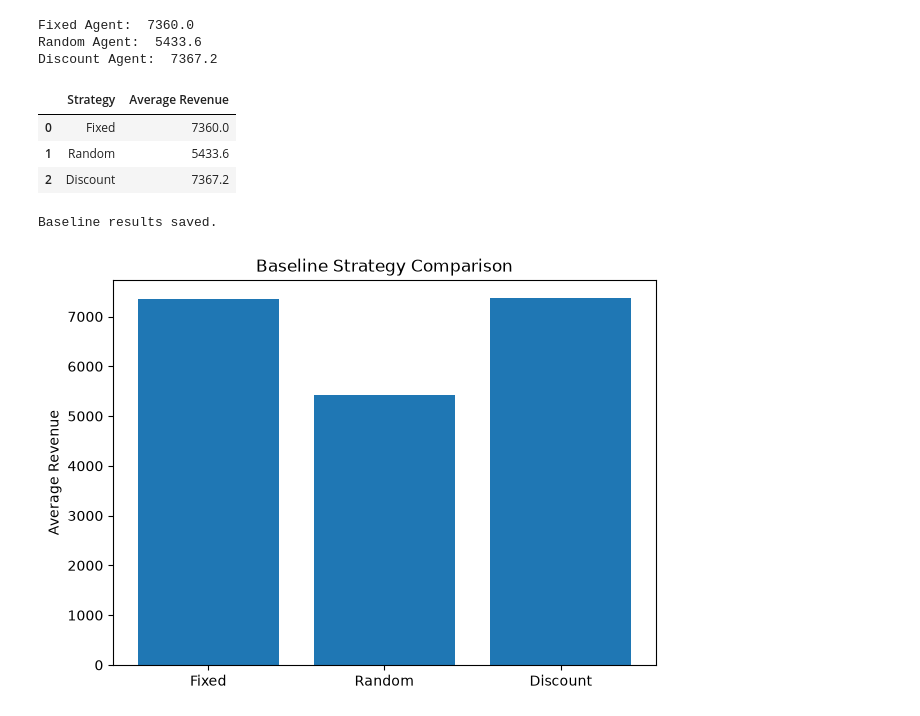
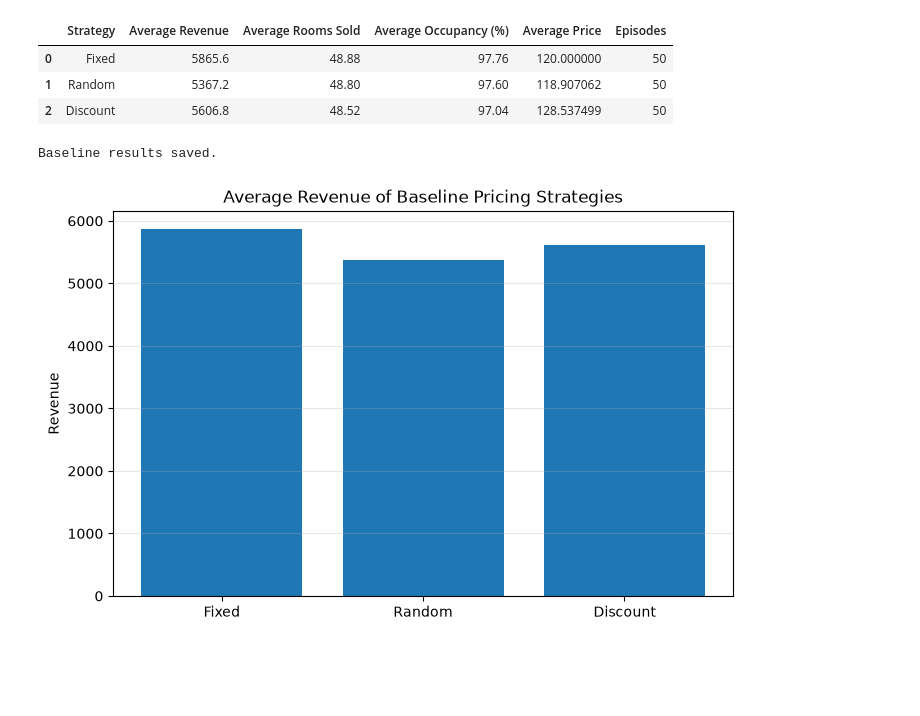
Before and after one commit to aarav2195/Infotact-DS-ML, a Jupyter notebook: Project-2-Dynamic-Pricing/notebooks/06_baseline_strategies.ipynb, the cells around one changed output. Saved outputs shown, nothing was run; the diff lists cells and outputs as text; code cells hidden in the pictures; blank space fills up the shorter version.

Commit message:
Implemented demand simulation for more realistic occupancy and baseline evaluation (refs #11)

```diff
--- a/Project-2-Dynamic-Pricing/notebooks/06_baseline_strategies.ipynb
+++ b/Project-2-Dynamic-Pricing/notebooks/06_baseline_strategies.ipynb
@@ -33,29 +55,15 @@ def evaluate_agent(agent_name,episodes=50):
-# %%
-fixed = evaluate_agent("Agent")
-random = evaluate_agent("Random")
-discount = evaluate_agent("Discount")
-print("Fixed Agent: ",fixed)
-print("Random Agent: ",random)
-print("Discount Agent: ",discount)
-# %% [output]
-Fixed Agent:  7360.0
-Random Agent:  5433.6
-Discount Agent:  7367.2
 # %%
-results = pd.DataFrame({
-    "Strategy":["Fixed",
-                "Random",
-                "Discount"],
-    "Average Revenue":[fixed,
-                       random,
-                       discount]
-})
+results = pd.DataFrame([
+    evaluate_agent("Fixed"),
+    evaluate_agent("Random"),
+    evaluate_agent("Discount")
+])
 results
 # %% [output]
-|  | Strategy | Average Revenue |
-| 0 | Fixed | 7360.0 |
-| 1 | Random | 5433.6 |
-| 2 | Discount | 7367.2 |
+|  | Strategy | Average Revenue | Average Rooms Sold | Average Occupancy (%) | Average Price | Episodes |
+| 0 | Fixed | 5865.6 | 48.88 | 97.76 | 120.000000 | 50 |
+| 1 | Random | 5367.2 | 48.80 | 97.60 | 118.907062 | 50 |
+| 2 | Discount | 5606.8 | 48.52 | 97.04 | 128.537499 | 50 |
 # %%
 results.to_csv(r"..\data\processed\baselie_results.csv",index=False)
 print("Baseline results saved.")
@@ -64,14 +72,16 @@ Baseline results saved.
 # %%
 import matplotlib.pyplot as plt
 
-plt.figure(figsize=(7,5))
+plt.figure(figsize=(8,5))
 
 plt.bar(results["Strategy"],results["Average Revenue"])
 
-plt.title("Baseline Strategy Comparison")
+plt.title("Average Revenue of Baseline Pricing Strategies")
 
-plt.ylabel("Average Revenue")
+plt.ylabel("Revenue")
+
+plt.grid(axis="y", alpha=0.3)
 
 plt.show()
 # %% [output]
-[figure, old version]
+[figure, new version]
```
Also changed, not shown: parts of 2 cells of this notebook, 6 other files.
